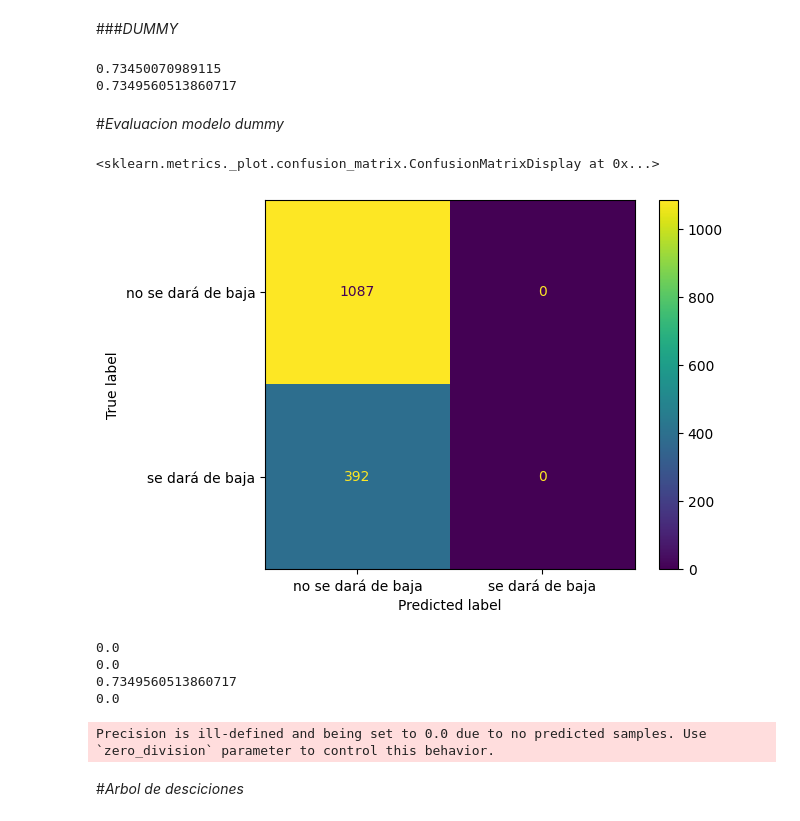
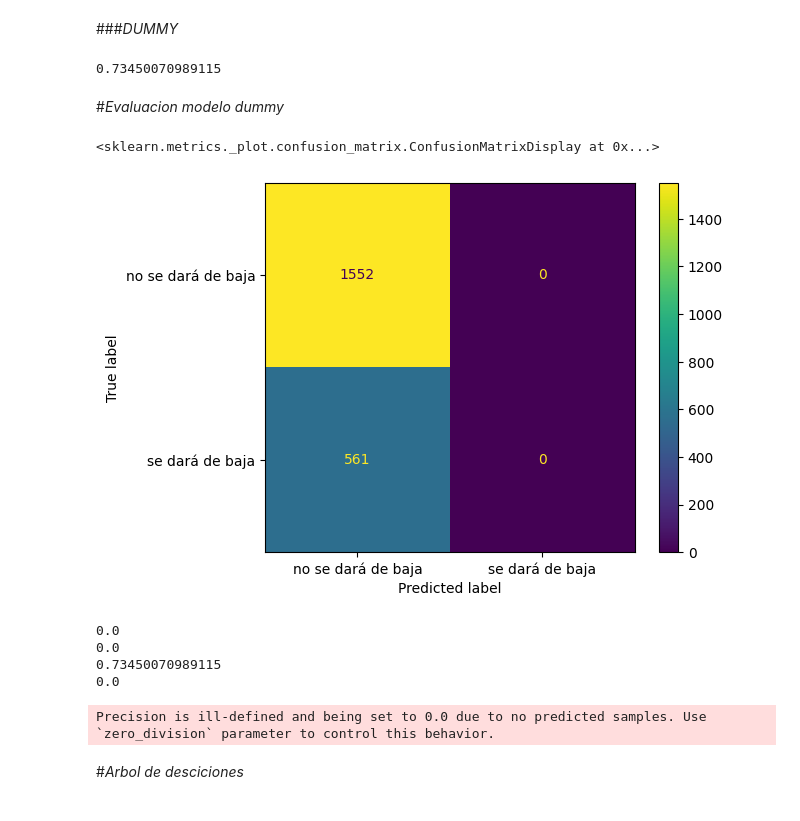
Before and after one commit to DanielDiazLeivaDDL/DanielDiazLeivaDDL-challenge3-data-science-LATAM, a Jupyter notebook: TelecomX2_LATAM.ipynb, the cells around one changed output. Saved outputs shown, nothing was run; the diff lists cells and outputs as text; code cells hidden in the pictures.

```diff
--- a/TelecomX2_LATAM.ipynb
+++ b/TelecomX2_LATAM.ipynb
@@ -267,9 +288,8 @@ y = le.fit_transform(y)
 # %%
 from sklearn.model_selection import train_test_split
 
-X_train_val, X_test, y_train_val, y_test = train_test_split(X, y, test_size=0.30, stratify=y, random_state=42)
-
-X_train, X_val, y_train, y_val = train_test_split(X_train_val, y_train_val, test_size=0.30, stratify=y_train_val, random_state=42)
+# 70% entrenamiento, 30% test
+X_train, X_test, y_train, y_test = train_test_split(X, y, test_size=0.30, stratify=y, random_state=42)
 # %% [markdown]
 ###*DUMMY*
 # %%
@@ -281,35 +301,38 @@ dummy_clf.fit(X_train, y_train)
 y_pred = dummy_clf.predict(X_test)
 
 print(dummy_clf.score(X_test, y_test))
-print(dummy_clf.score(X_val,y_val))
 # %% [output]
 0.73450070989115
-0.7349560513860717
 # %% [markdown]
 #*Evaluacion modelo dummy*
 # %%
-from sklearn.metrics import confusion_matrix
-from sklearn.metrics import ConfusionMatrixDisplay
+from sklearn.metrics import confusion_matrix, ConfusionMatrixDisplay
 
-y_previsto = dummy_clf.predict(X_val)
-matriz_confusion = confusion_matrix(y_val,y_previsto)
-vis = ConfusionMatrixDisplay(confusion_matrix=matriz_confusion, display_labels=['no se dará de baja','se dará de baja'])
+
+y_previsto = dummy_clf.predict(X_test)
+
+matriz_confusion = confusion_matrix(y_test, y_previsto)
+
+vis = ConfusionMatrixDisplay(
+    confusion_matrix=matriz_confusion,
+    display_labels=['no se dará de baja', 'se dará de baja']
+)
 vis.plot()
 # %% [output]
 <sklearn.metrics._plot.confusion_matrix.ConfusionMatrixDisplay at 0x...>
-[figure, old version]
+[figure, new version]
 # %%
 from sklearn.metrics import accuracy_score,precision_score,recall_score,f1_score
 
-print(precision_score(y_val,y_previsto))
-print(recall_score(y_val,y_previsto))
-print(accuracy_score(y_val,y_previsto))
+print(precision_score(y_test,y_previsto))
+print(recall_score(y_test,y_previsto))
+print(accuracy_score(y_test,y_previsto))
 
-print(f1_score(y_val,y_previsto))
+print(f1_score(y_test,y_previsto))
 # %% [output]
 0.0
 0.0
-0.7349560513860717
+0.73450070989115
 0.0
 Precision is ill-defined and being set to 0.0 due to no predicted samples. Use `zero_division` parameter to control this behavior.
 # %% [markdown]
```
Also changed, not shown: parts of 40 cells of this notebook.
